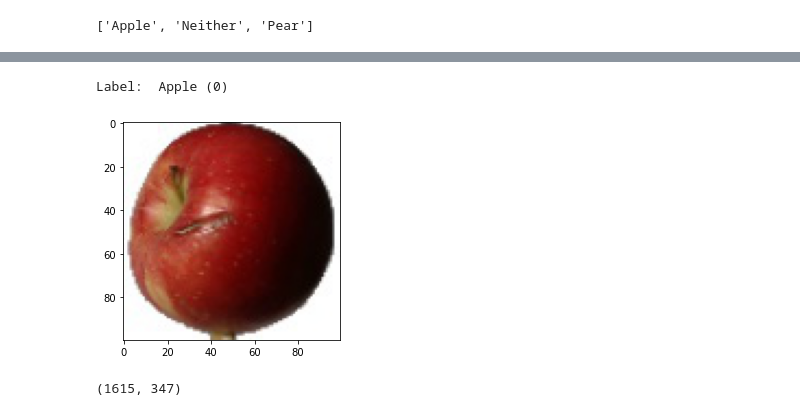
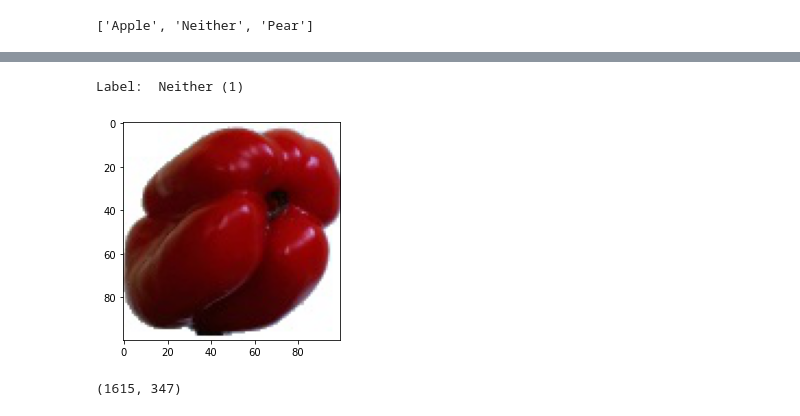
Before and after one commit to Sanderhhh/Neural_networks_ai6, a Jupyter notebook: FFN_OnlyWithTypesOfApplesAndPears.ipynb, the cells around one changed output, grey strips where cells are left out. Drawn from its saved outputs; the diff is of its cells as text; code cells hidden in the pictures.

```diff
--- a/FFN_OnlyWithTypesOfApplesAndPears.ipynb
+++ b/FFN_OnlyWithTypesOfApplesAndPears.ipynb
@@ -85,8 +86,8 @@ IndexError: list index out of range
 # %%
-show_example(*dataset[200])
+show_example(*dataset[1200])
 # %% [output]
-Label:  Apple (0)
+Label:  Neither (1)
-[figure, old version]
+[figure, new version]
 # %%
 # Training and Validation Datasets:
 # While building real world machine learning models, it is quite common to split the dataset into 3 parts:
```
Also changed, not shown: parts of 16 cells of this notebook.
